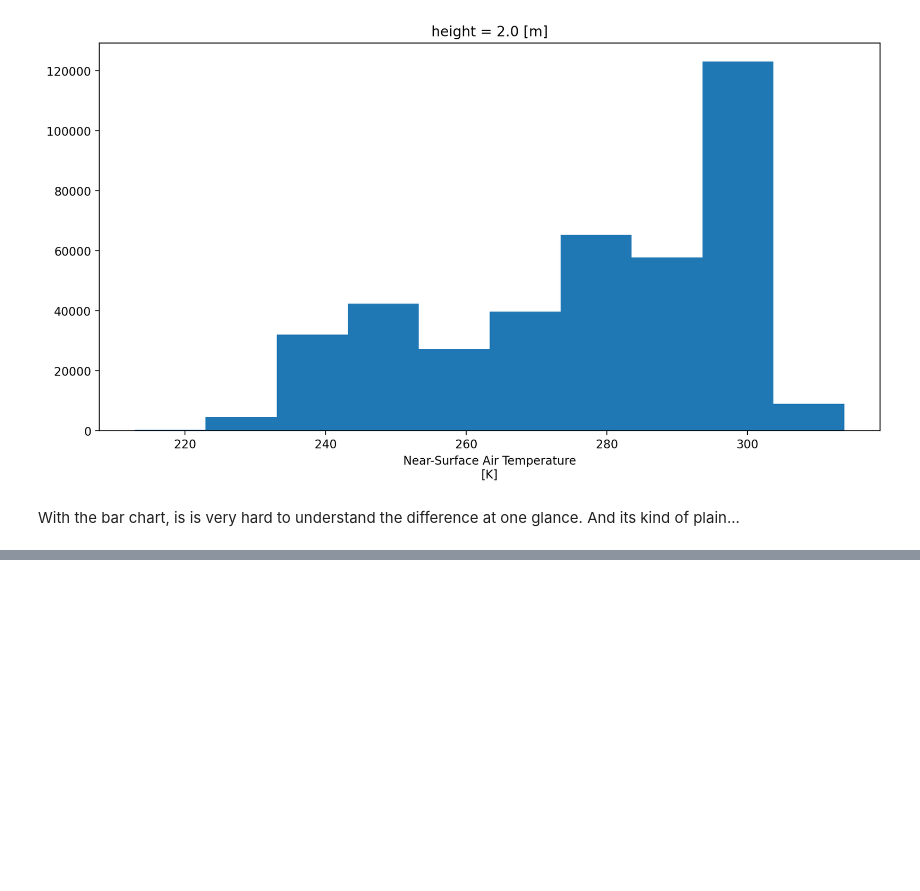
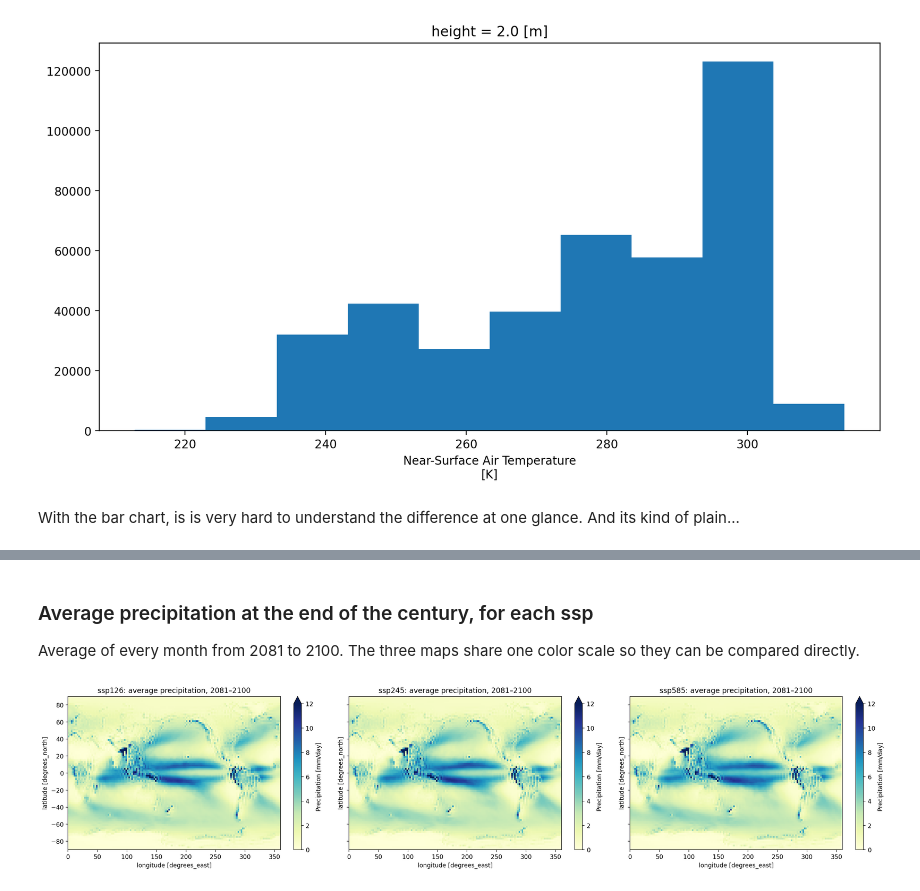
Before and after one commit to DonLe727/DSC-106-Project-3, a Jupyter notebook: CMIP Draft.ipynb, the cells around one changed output, grey strips where cells are left out. Cells and saved outputs as stored; diff of their text form; code cells hidden in the pictures; blank space fills up the shorter version.

```diff
--- a/CMIP Draft.ipynb
+++ b/CMIP Draft.ipynb
@@ -370,0 +383,15 @@ With the bar chart, is is very hard to understand the difference at one glance.
+# %%
+scenarios = ['ssp126', 'ssp245', 'ssp585']
+
+df_pr_month = df.query(
+    "activity_id == 'ScenarioMIP' & table_id == 'Amon' & variable_id == 'pr'"
+    " & institution_id == 'NASA-GISS' & source_id == 'GISS-E2-1-G' & member_id == 'r1i1p3f1'"
+)
+
+# open one precipitation dataset per scenario
+ds_pr = {}
+for scenario in scenarios:
+    zstore = df_pr_month.query("experiment_id == @scenario").iloc[0].zstore
+    ds_pr[scenario] = xr.open_zarr(gcs.get_mapper(zstore), consolidated=True)
+
+df_pr_month[['experiment_id', 'member_id', 'zstore']]
@@ -370,0 +408,26 @@ With the bar chart, is is very hard to understand the difference at one glance.
+# %% [markdown]
+### Average precipitation at the end of the century, for each ssp
+
+Average of every month from 2081 to 2100. The three maps share one color scale so they can be compared directly.
+# %%
+SECONDS_PER_DAY = 86400  # converts kg m-2 s-1 to mm/day
+
+def mean_precip(ds, start_year, end_year):
+    """Average precipitation in mm/day between two years (inclusive)."""
+    pr = ds.pr.sel(time=slice(str(start_year), str(end_year)))
+    return (pr.mean('time') * SECONDS_PER_DAY).load()
+
+pr_early = {scenario: mean_precip(ds_pr[scenario], 2015, 2034) for scenario in scenarios}
+pr_late = {scenario: mean_precip(ds_pr[scenario], 2081, 2100) for scenario in scenarios}
+
+fig, axes = plt.subplots(1, 3, figsize=(20, 4.5), sharey=True)
+for ax, scenario in zip(axes, scenarios):
+    pr_late[scenario].plot(
+        ax=ax, cmap='YlGnBu', vmin=0, vmax=12,
+        cbar_kwargs={'label': 'Precipitation [mm/day]'}
+    )
+    ax.set_title(f'{scenario}: average precipitation, 2081–2100')
+plt.tight_layout()
+plt.show()
+# %% [output]
+[figure, added]
```
Also changed, not shown: parts of 8 cells of this notebook, 3 other files.
